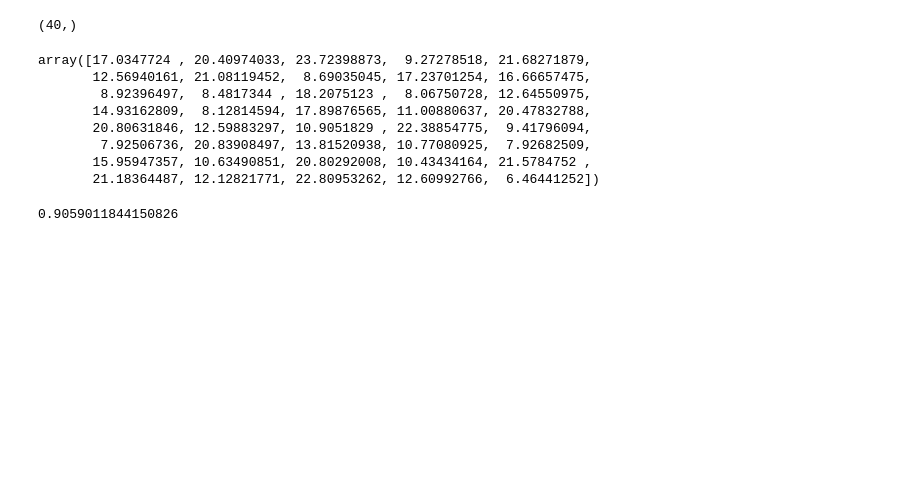
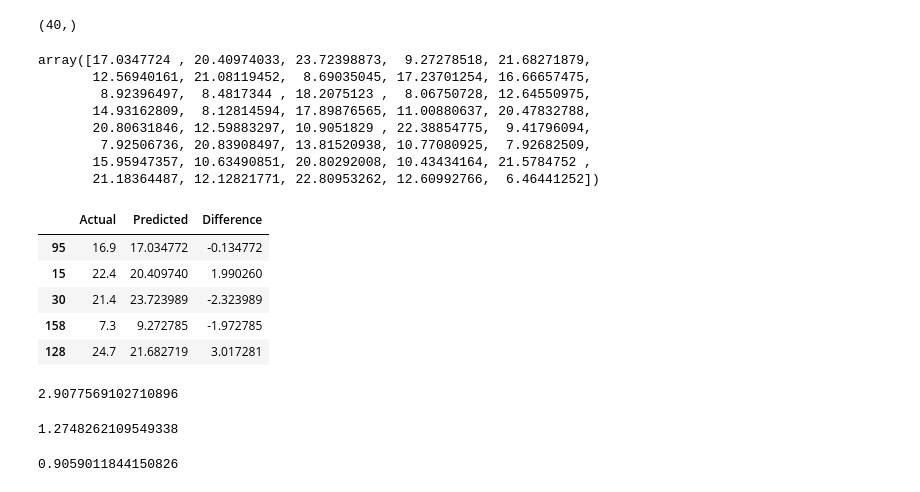
Before and after one commit to pbarizza/ML-course-2025, a Jupyter notebook: lesson01.ipynb, the cells around one changed output. Cells and saved outputs as stored; diff of their text form; code cells hidden in the pictures; blank space fills up the shorter version.

```diff
--- a/lesson01.ipynb
+++ b/lesson01.ipynb
@@ -78,6 +78,26 @@ array([17.0347724 , 20.40974033, 23.72398873,  9.27278518, 21.68271879,
         7.92506736, 20.83908497, 13.81520938, 10.77080925,  7.92682509,
        15.95947357, 10.63490851, 20.80292008, 10.43434164, 21.5784752 ,
        21.18364487, 12.12821771, 22.80953262, 12.60992766,  6.46441252])
+# %%
+predicted_df = pd.DataFrame({'Actual':y_test,'Predicted':model.predict(X_test), 'Difference':y_test-model.predict(X_test)})
+predicted_df.head()
+# %% [output]
+|  | Actual | Predicted | Difference |
+| 95 | 16.9 | 17.034772 | -0.134772 |
+| 15 | 22.4 | 20.409740 | 1.990260 |
+| 30 | 21.4 | 23.723989 | -2.323989 |
+| 158 | 7.3 | 9.272785 | -1.972785 |
+| 128 | 24.7 | 21.682719 | 3.017281 |
+# %%
+from sklearn.metrics import mean_squared_error, mean_absolute_error
+
+mean_squared_error(y_test,model.predict(X_test))
+# %% [output]
+2.9077569102710896
+# %%
+mean_absolute_error(y_test,model.predict(X_test))
+# %% [output]
+1.2748262109549338
 # %%
 model.score(X_test,y_test)
 # %% [output]
```
